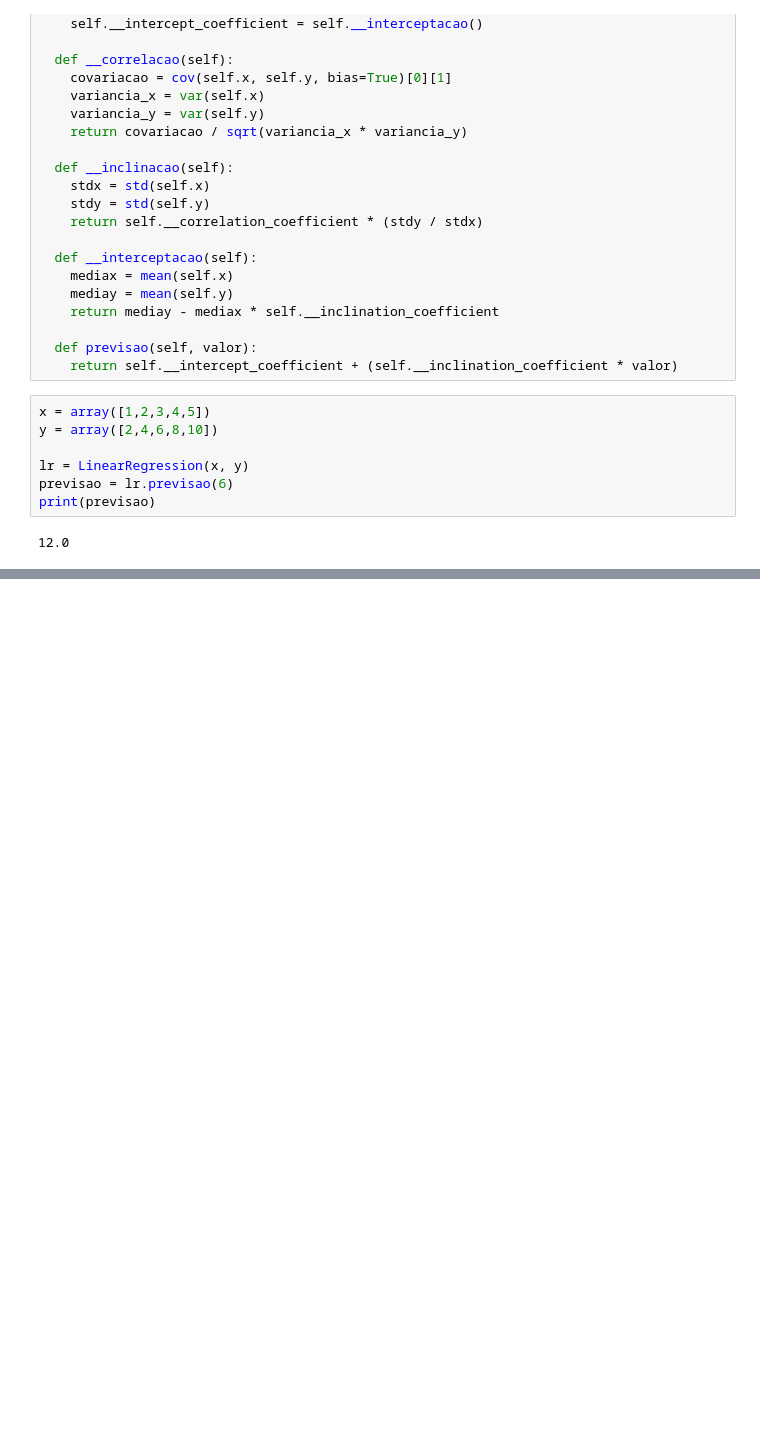
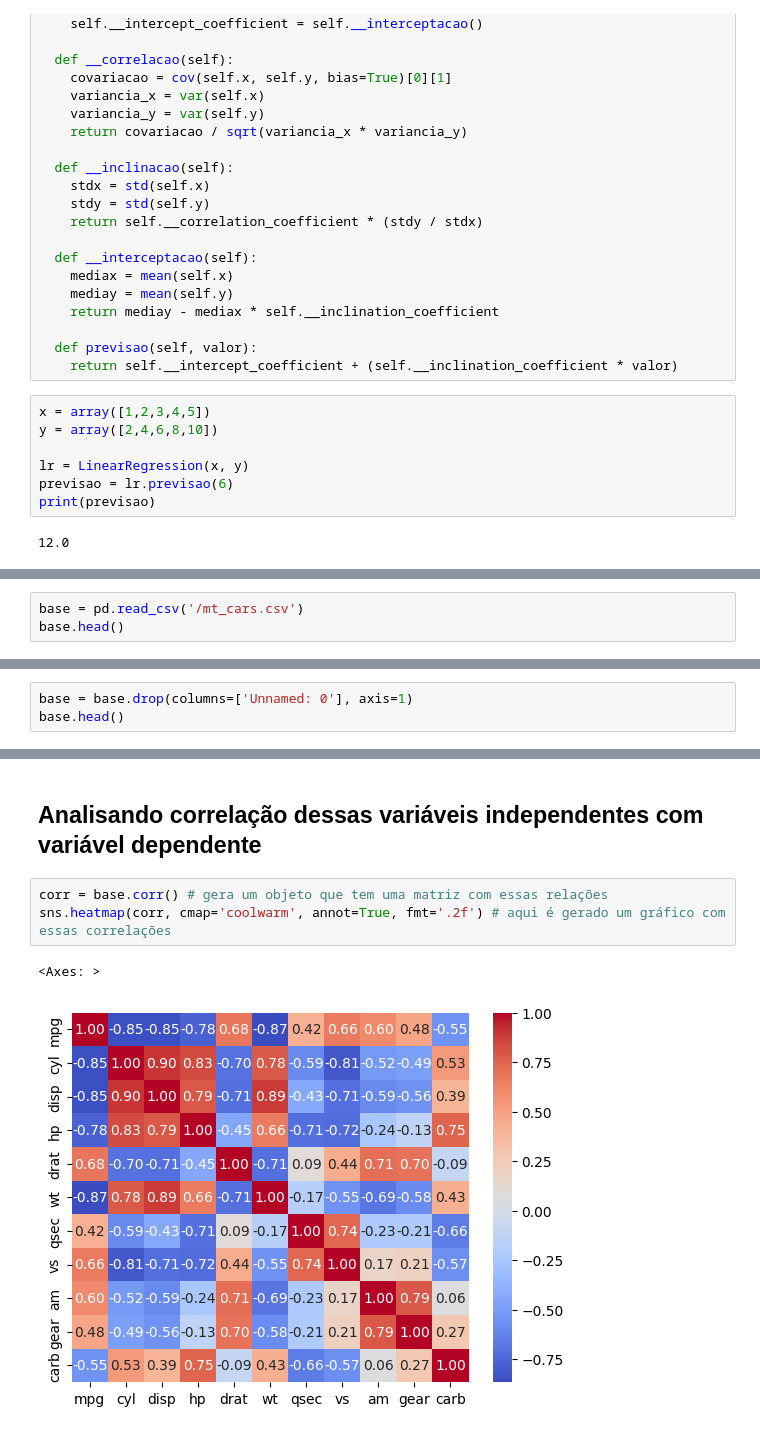
Before and after one commit to AngeloCarnevale/machine-learning, a Jupyter notebook: machine_learning.ipynb, the cells around one changed output, grey strips where cells are left out. Cells and saved outputs as stored; diff of their text form; blank space fills up the shorter version.

```diff
--- a/machine_learning.ipynb
+++ b/machine_learning.ipynb
@@ -40,0 +56,3 @@ print(previsao)
+# %%
+base = pd.read_csv('/mt_cars.csv')
+base.head()
@@ -40,0 +66,3 @@ print(previsao)
+# %%
+base = base.drop(columns=['Unnamed: 0'], axis=1)
+base.head()
@@ -40,0 +76,8 @@ print(previsao)
+# %% [markdown]
+## Analisando correlação dessas variáveis independentes com variável dependente
+# %%
+corr = base.corr() # gera um objeto que tem uma matriz com essas relações
+sns.heatmap(corr, cmap='coolwarm', annot=True, fmt='.2f') # aqui é gerado um gráfico com essas correlações
+# %% [output]
+<Axes: >
+[figure, added]
```
Also changed, not shown: parts of 16 cells of this notebook.
